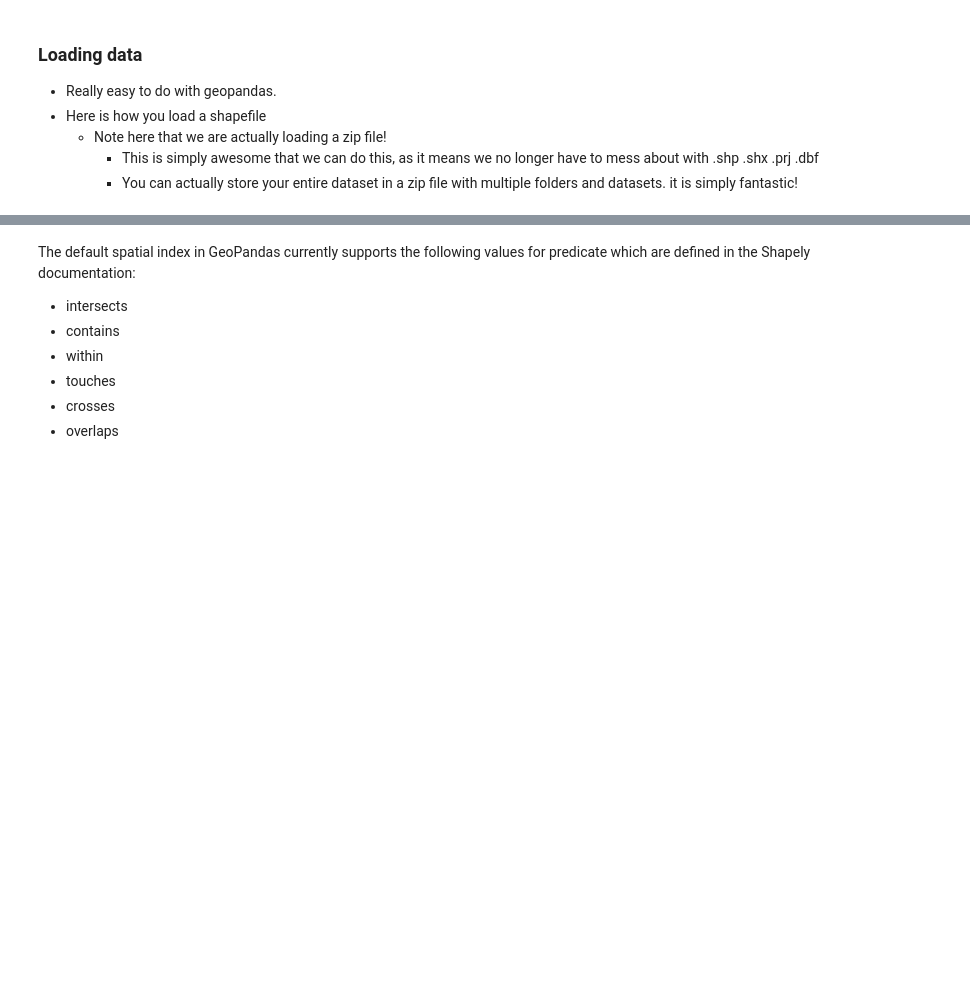
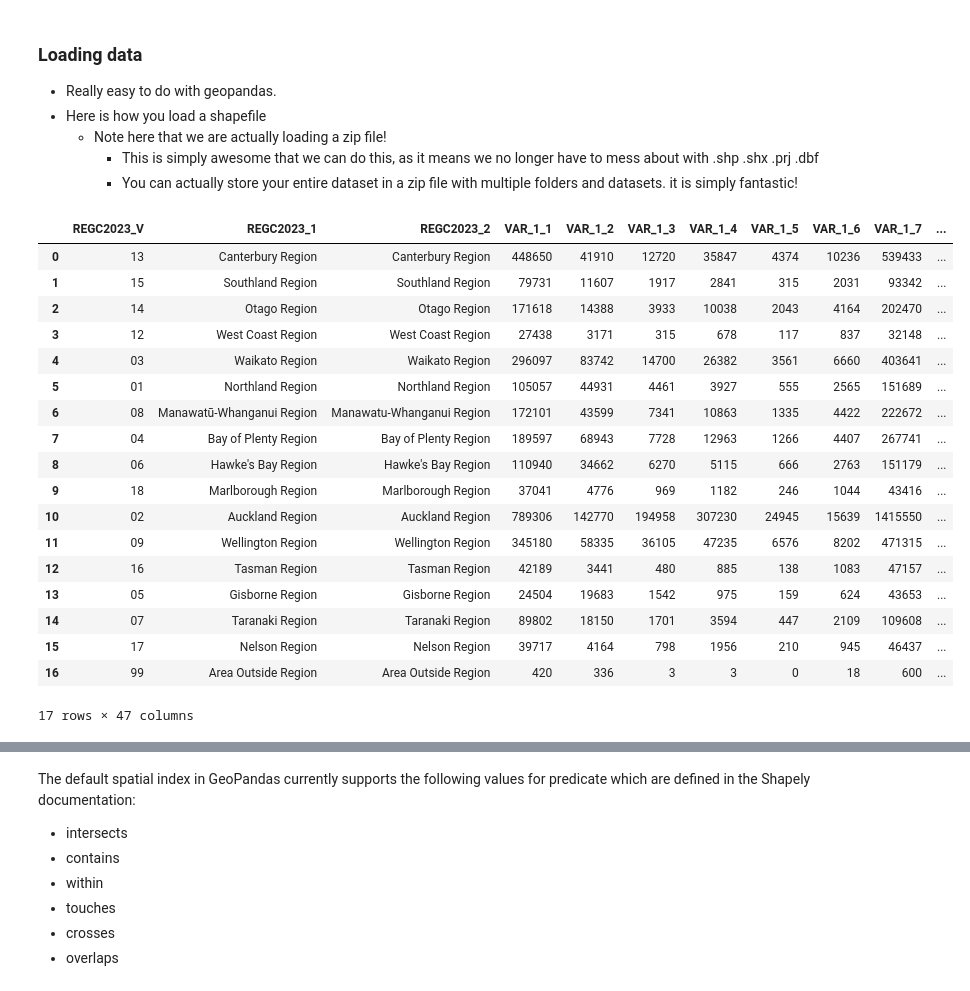
Before and after one commit to dataandcrowd/GISCI343, a Jupyter notebook: docs/Lecture4/Lecture4_Codechunk.ipynb, the cells around one changed output, grey strips where cells are left out. Drawn from its saved outputs; the diff is of its cells as text; code cells hidden in the pictures; blank space fills up the shorter version.

```diff
--- a/docs/Lecture4/Lecture4_Codechunk.ipynb
+++ b/docs/Lecture4/Lecture4_Codechunk.ipynb
@@ -35,2 +36,24 @@ lookup = pd.read_csv('data/2023_census_population_change_by_ethnic_group_and_rc_
+# %%
+nzpop
+# %% [output]
+|  | REGC2023_V | REGC2023_1 | REGC2023_2 | VAR_1_1 | VAR_1_2 | VAR_1_3 | VAR_1_4 | VAR_1_5 | VAR_1_6 | VAR_1_7 | ... |
+| 0 | 13 | Canterbury Region | Canterbury Region | 448650 | 41910 | 12720 | 35847 | 4374 | 10236 | 539433 | ... |
+| 1 | 15 | Southland Region | Southland Region | 79731 | 11607 | 1917 | 2841 | 315 | 2031 | 93342 | ... |
+| 2 | 14 | Otago Region | Otago Region | 171618 | 14388 | 3933 | 10038 | 2043 | 4164 | 202470 | ... |
+| 3 | 12 | West Coast Region | West Coast Region | 27438 | 3171 | 315 | 678 | 117 | 837 | 32148 | ... |
+| 4 | 03 | Waikato Region | Waikato Region | 296097 | 83742 | 14700 | 26382 | 3561 | 6660 | 403641 | ... |
+| 5 | 01 | Northland Region | Northland Region | 105057 | 44931 | 4461 | 3927 | 555 | 2565 | 151689 | ... |
+| 6 | 08 | Manawatū-Whanganui Region | Manawatu-Whanganui Region | 172101 | 43599 | 7341 | 10863 | 1335 | 4422 | 222672 | ... |
+| 7 | 04 | Bay of Plenty Region | Bay of Plenty Region | 189597 | 68943 | 7728 | 12963 | 1266 | 4407 | 267741 | ... |
+| 8 | 06 | Hawke's Bay Region | Hawke's Bay Region | 110940 | 34662 | 6270 | 5115 | 666 | 2763 | 151179 | ... |
+| 9 | 18 | Marlborough Region | Marlborough Region | 37041 | 4776 | 969 | 1182 | 246 | 1044 | 43416 | ... |
+| 10 | 02 | Auckland Region | Auckland Region | 789306 | 142770 | 194958 | 307230 | 24945 | 15639 | 1415550 | ... |
+| 11 | 09 | Wellington Region | Wellington Region | 345180 | 58335 | 36105 | 47235 | 6576 | 8202 | 471315 | ... |
+| 12 | 16 | Tasman Region | Tasman Region | 42189 | 3441 | 480 | 885 | 138 | 1083 | 47157 | ... |
+| 13 | 05 | Gisborne Region | Gisborne Region | 24504 | 19683 | 1542 | 975 | 159 | 624 | 43653 | ... |
+| 14 | 07 | Taranaki Region | Taranaki Region | 89802 | 18150 | 1701 | 3594 | 447 | 2109 | 109608 | ... |
+| 15 | 17 | Nelson Region | Nelson Region | 39717 | 4164 | 798 | 1956 | 210 | 945 | 46437 | ... |
+| 16 | 99 | Area Outside Region | Area Outside Region | 420 | 336 | 3 | 3 | 0 | 18 | 600 | ... |
+17 rows × 47 columns
 # %%
 print(nzpop)
```
Also changed, not shown: parts of 11 cells of this notebook.
